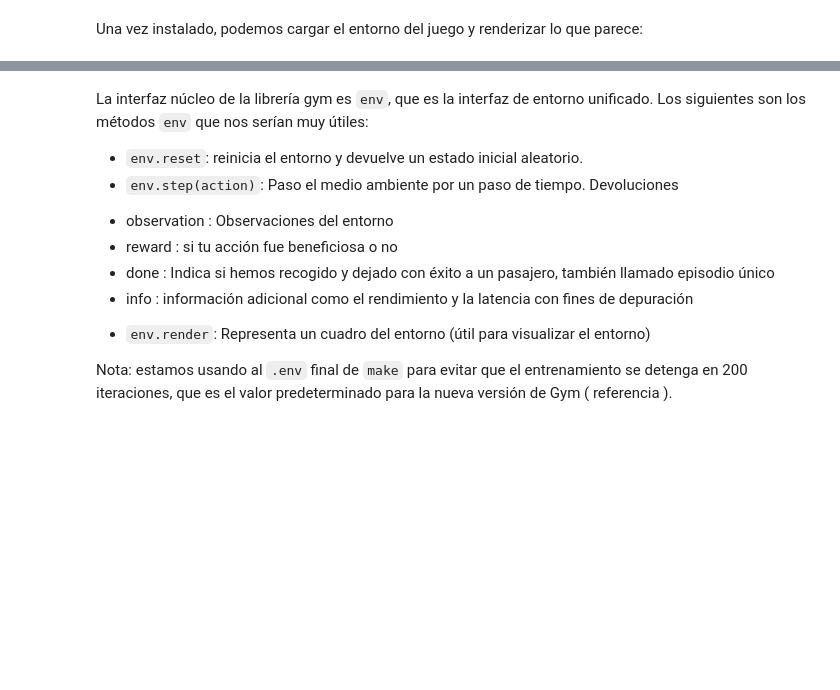
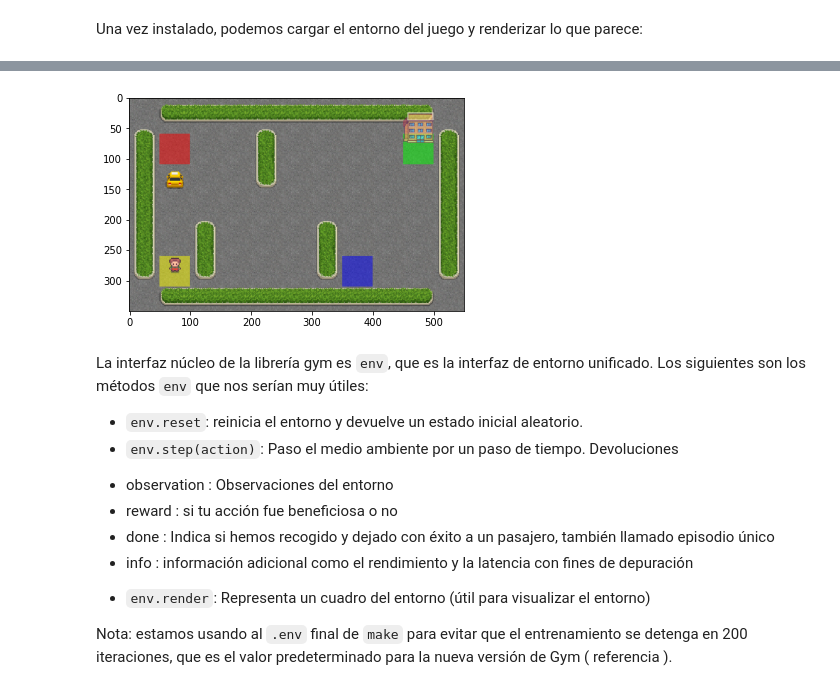
Before and after one commit to FernandoBRdgz/inteligencia_artificial, a Jupyter notebook: aprendizaje_reforzado/q_aprendizaje_taxi.ipynb, the cells around one changed output, grey strips where cells are left out. Drawn from its saved outputs; the diff is of its cells as text; code cells hidden in the pictures; blank space fills up the shorter version.

```diff
--- a/aprendizaje_reforzado/q_aprendizaje_taxi.ipynb
+++ b/aprendizaje_reforzado/q_aprendizaje_taxi.ipynb
@@ -109,9 +114,9 @@ env.render()
 # %%
-import gym
-import time
-from IPython.display import clear_output
+#import gym
+#import time
+#from IPython.display import clear_output
 
-env = gym.make("Taxi-v3").env
+#env = gym.make("Taxi-v3").env
 
 # for i in range(0,100):
 #     clear_output(wait=True)
@@ -132,3 +126,22 @@ https://www.kaggle.com/code/karthikcs1/reinforcement-learning-taxi-v3-openai/not
+# %%
+num_steps = 50
+for s in range(50):
+    print(f"step: {s} out of {num_steps}")
+    action = env.action_space.sample()
+    obs, reward, done, info = env.step(action)
+    screen = env.render(mode='rgb_array')
+
+    plt.imshow(screen);
+    ipythondisplay.clear_output(wait=True)
+    ipythondisplay.display(plt.gcf())
+
+    if done:
+        break
+
+ipythondisplay.clear_output(wait=True)
+env.close()
+# %% [output]
+[figure, added]
 # %% [markdown]
 La interfaz núcleo de la librería gym es `env`, que es la interfaz de entorno unificado. Los siguientes son los métodos `env` que nos serían muy útiles:
 
```
Also changed, not shown: parts of 12 cells of this notebook.
